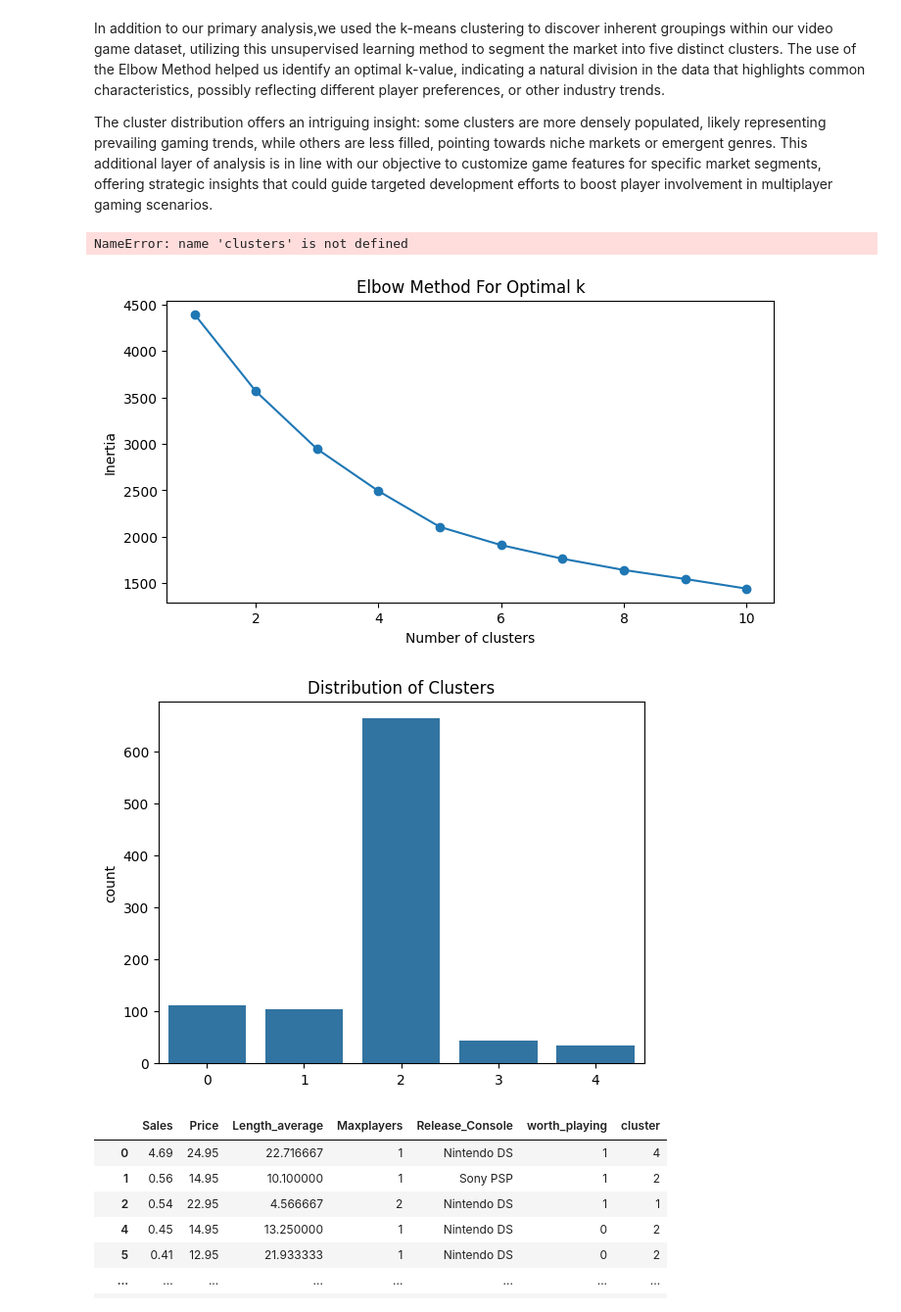
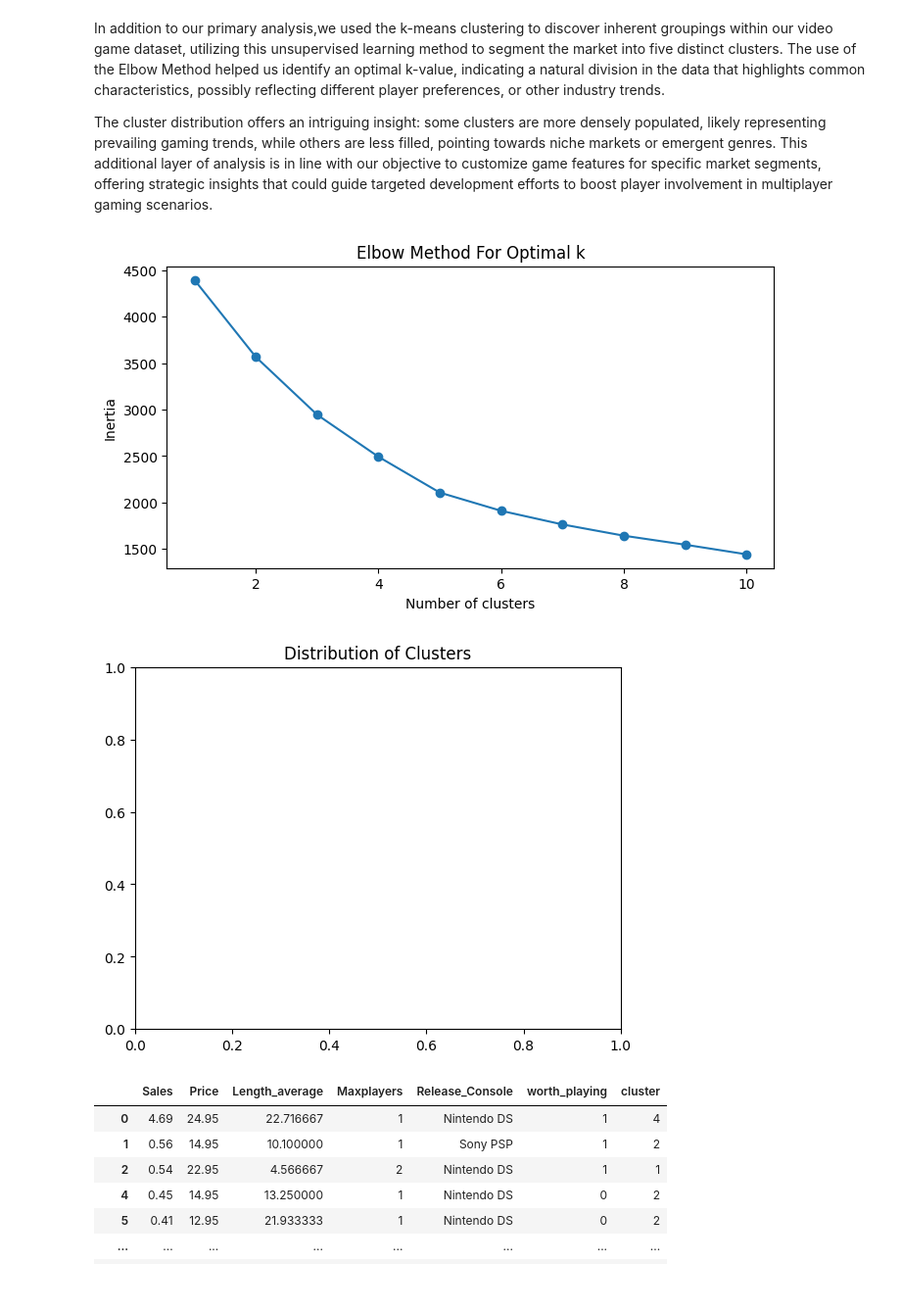
Before and after one commit to vdlarios/stat207, a Jupyter notebook: Final_Project_tarina.ipynb, the cells around one changed output. Shown at 98% size. Saved outputs shown, nothing was run; the diff lists cells and outputs as text; code cells hidden in the pictures.

```diff
--- a/Final_Project_tarina.ipynb
+++ b/Final_Project_tarina.ipynb
@@ -831,41 +835,37 @@ In this research context, prioritizing a high TPR is beneficial because it ensur
 In addition to our primary analysis,we used the k-means clustering to discover inherent groupings within our video game dataset, utilizing this unsupervised learning method to segment the market into five distinct clusters. The use of the Elbow Method helped us identify an optimal k-value, indicating a natural division in the data that highlights common characteristics, possibly reflecting different player preferences, or other industry trends.
 
 The cluster distribution offers an intriguing insight: some clusters are more densely populated, likely representing prevailing gaming trends, while others are less filled, pointing towards niche markets or emergent genres. This additional layer of analysis is in line with our objective to customize game features for specific market segments, offering strategic insights that could guide targeted development efforts to boost player involvement in multiplayer gaming scenarios.
-# %%
-sns.barplot(pd.Series(clusters).value_counts())
-# %% [output]
-NameError: name 'clusters' is not defined
 # %%
 from sklearn.cluster import KMeans
 import matplotlib.pyplot as plt
 
 # Determine the optimal number of clusters using the elbow method
 inertia = []
 for k in range(1, 11):
     kmeans = KMeans(n_clusters=k, random_state=42)
     kmeans.fit(X_encoded)
     inertia.append(kmeans.inertia_)
 
 # Plot the elbow curve
 plt.figure(figsize=(8, 4))
 plt.plot(range(1, 11), inertia, marker='o')
 plt.title('Elbow Method For Optimal k')
 plt.xlabel('Number of clusters')
 plt.ylabel('Inertia')
 plt.show()
 
 # Fit k-means with the optimal number of clusters
 optimal_k = 5
 kmeans = KMeans(n_clusters=optimal_k, random_state=42)
 clusters = kmeans.fit_predict(X_encoded)
 X_kmeans = ds.copy()
 X_kmeans['cluster'] = kmeans.predict(X_encoded)
-sns.barplot(pd.Series(clusters).value_counts())
+#sns.barplot(pd.Series(clusters).value_counts())
 plt.title('Distribution of Clusters')
 plt.show()
 # %% [output]
 [figure]
-[figure, old version]
+[figure, new version]
 # %%
 X_kmeans
 # %% [output]
```
Also changed, not shown: parts of 25 cells of this notebook.
